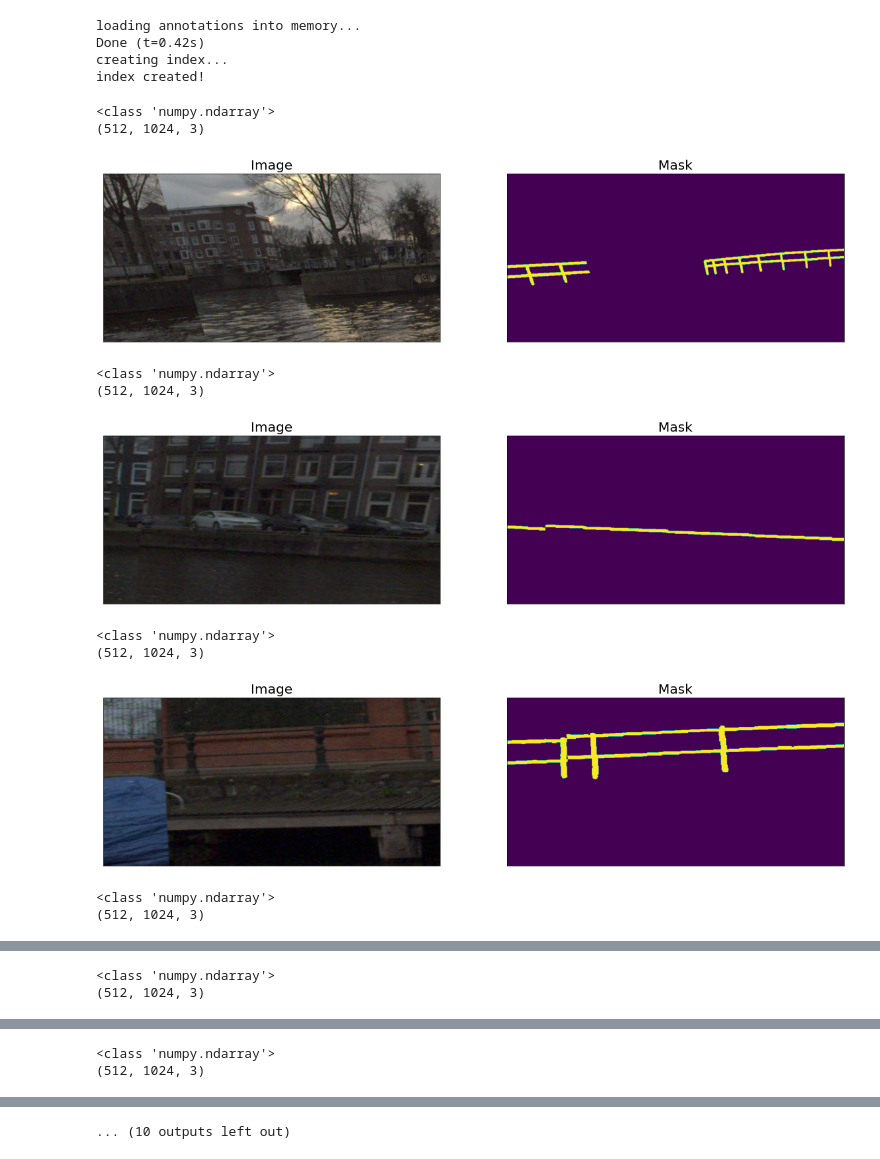
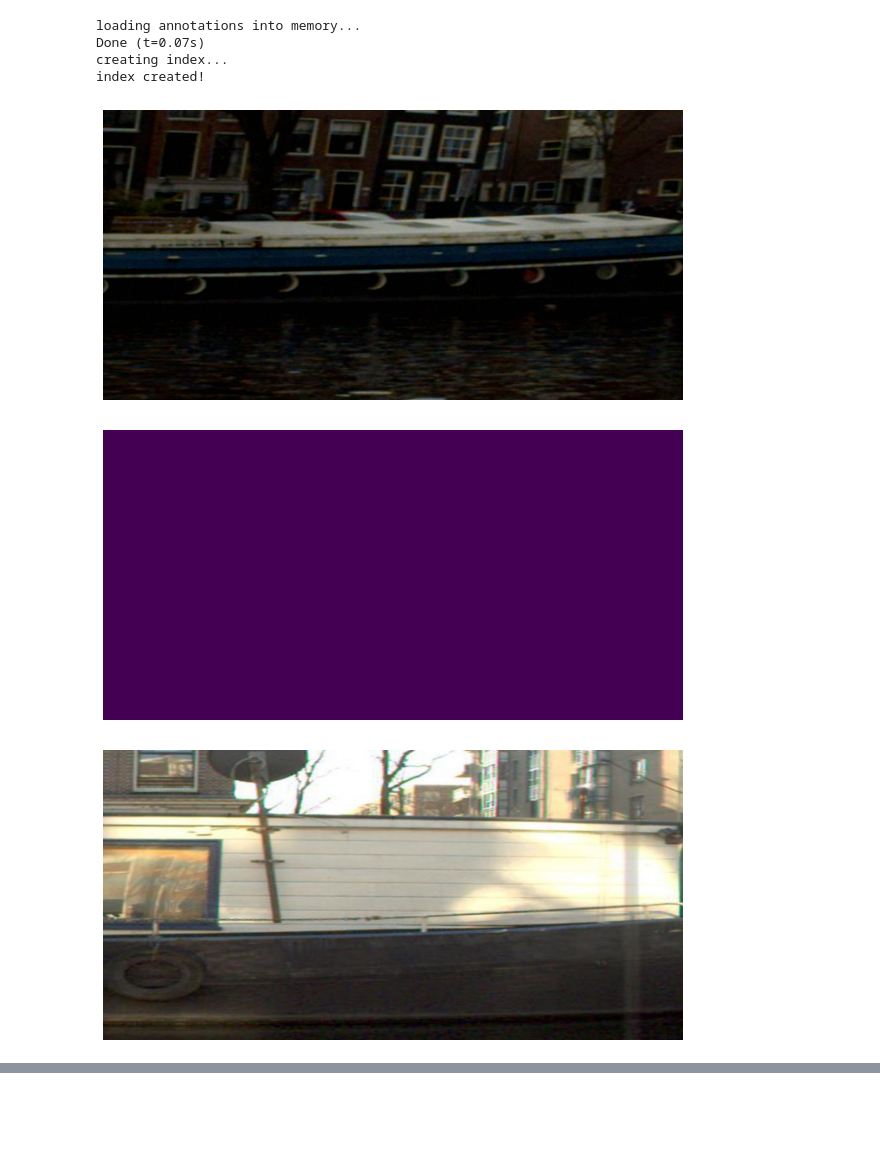
Before and after one commit to Amsterdam-Internships/Fence-Detection, a Jupyter notebook: notebooks/test-augmentation.ipynb, the cells around one changed output, grey strips where cells are left out. Drawn from its saved outputs; the diff is of its cells as text; code cells hidden in the pictures; blank space fills up the shorter version.

```diff
--- a/notebooks/test-augmentation.ipynb
+++ b/notebooks/test-augmentation.ipynb
@@ -14,33 +15,35 @@ from utils.augmentation import *
 transform = get_amsterdam_augmentation()
 # %%
 images = os.path.join('..', 'data', 'fences-quays', 'images')
-annotations = os.path.join('..', 'data', 'fences-quays', 'annotations', 'train-annotations-6px.json')
+annotations = os.path.join('..', 'data', 'fences-quays', 'annotations', 'test-annotations-11px.json')
 
 data = AmsterdamDataset(images, annotations, transform=transform)
 # %% [output]
 loading annotations into memory...
-Done (t=0.42s)
+Done (t=0.07s)
 creating index...
 index created!
 # %%
 %matplotlib inline
 
+plt.rcParams["figure.figsize"] = (1024/96, 512/96)
+
 for i, (image, mask) in enumerate(data):
-    print(type(image))
-    print(image.shape)
-    visualize(image=image, mask=mask)
+#     print(type(image))
+#     print(image.shape)
+#     visualize(image=image, mask=mask)
 
-    if i > 9:
+    plt.imshow(image)
+    plt.axis('off')
+    plt.show()
+
+    plt.imshow(mask)
+    plt.axis('off')
+    plt.show()
+
+    if i > 5:
         break
 # %% [output]
-<class 'numpy.ndarray'>
-(512, 1024, 3)
-[figure, old version]
+[figure, new version]
-<class 'numpy.ndarray'>
-(512, 1024, 3)
-[figure, old version]
+[figure, new version]
-<class 'numpy.ndarray'>
-(512, 1024, 3)
-[figure, old version]
+[figure, new version]
-<class 'numpy.ndarray'>
-(512, 1024, 3)
@@ -48,2 +50,0 @@ for i, (image, mask) in enumerate(data):
-<class 'numpy.ndarray'>
-(512, 1024, 3)
@@ -51,2 +51,0 @@ for i, (image, mask) in enumerate(data):
-<class 'numpy.ndarray'>
-(512, 1024, 3)
@@ -54 +52,0 @@ for i, (image, mask) in enumerate(data):
-... (10 outputs left out)
```
Also changed, not shown: parts of 4 cells of this notebook, 19 other files.
